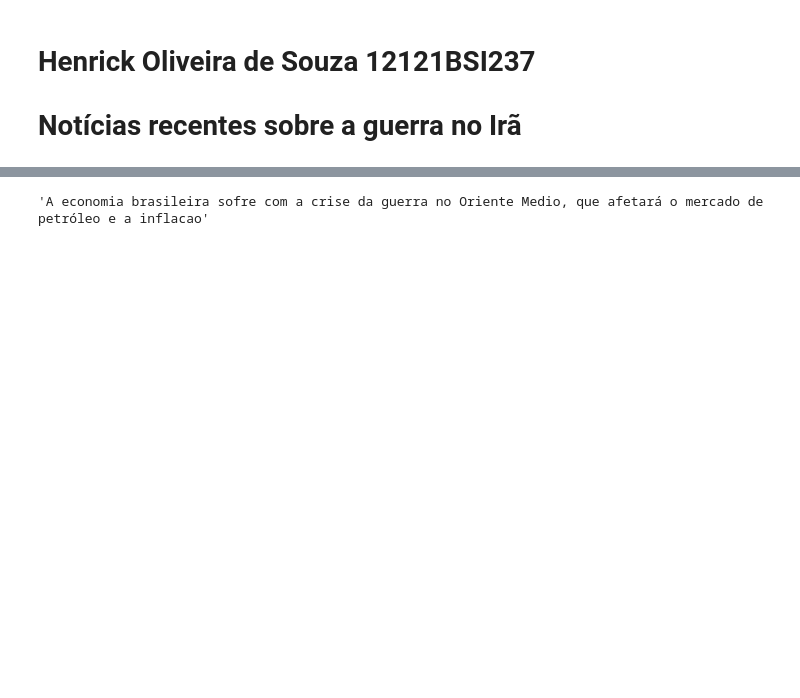
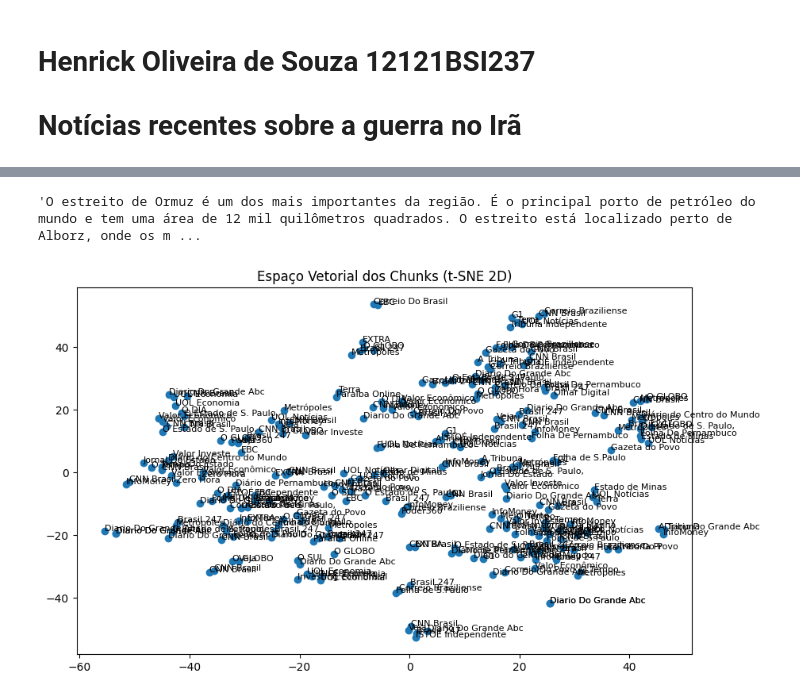
Before and after one commit to SimonnSouza/gsi073, a Jupyter notebook: trabalho_final.ipynb, the cells around one changed output, grey strips where cells are left out. Cells and saved outputs as stored; diff of their text form; code cells hidden in the pictures; blank space fills up the shorter version.

```diff
--- a/trabalho_final.ipynb
+++ b/trabalho_final.ipynb
@@ -223,39 +265,38 @@ To support symlinks on Windows, you either need to activate Developer Mode or to
 # %%
-def rag_answer(query: str, top_k: int = 5, max_tokens: int = 150) -> str:
-
+def rag_answer(query: str, top_k: int = 5, max_tokens: int = 180) -> str: # Aumentei max_tokens
     context = build_context(query, top_k)
 
-    prompt = f"""Responda à pergunta usando apenas o contexto abaixo.
+    prompt = f"""Instrução: Responda à pergunta de forma sucinta usando APENAS as informações do contexto abaixo.
+    Se a informação não estiver presente ou você não tiver certeza, responda: "Não encontrei informações específicas no contexto fornecido."
+    Cite nomes próprios, datas e locais conforme aparecem no texto com prioridade.
 
-Contexto:
-{context}
+    Contexto:
+    {context}
 
-Pergunta:
-{query}
+    Pergunta:
+    {query}
 
-Resposta:
-"""
+    Resposta:"""
 
-    inputs = tokenizer(prompt, return_tensors="pt", padding=True, truncation=True)
+    inputs = tokenizer(prompt, return_tensors="pt", padding=True, truncation=True).to(model_gen.device)
 
     with torch.no_grad():
         outputs = model_gen.generate(
-            **inputs,
-            no_repeat_ngram_size=3,
+        **inputs,
+            no_repeat_ngram_size=5,
             max_new_tokens=max_tokens,
             do_sample=False,
+            repetition_penalty=1.1,
             eos_token_id=tokenizer.eos_token_id,
             pad_token_id=tokenizer.pad_token_id
         )
 
     prompt_length = inputs["input_ids"].shape[1]
+    generated_tokens = outputs[0][prompt_length:]
+    answer = tokenizer.decode(generated_tokens, skip_special_tokens=True).strip()
 
-    generated_tokens = outputs[0][prompt_length:]
-
-    answer = tokenizer.decode(generated_tokens, skip_special_tokens=True)
-    only_model_answer =  answer.split(".")
-    return only_model_answer[0]
-rag_answer("Qual a area econômica no Brasil mais afetada com a guerra?", top_k=5)
+    return answer
+rag_answer("Qual a relação do Estreito de Ormuz a guerra do irã e o preço do petróleo", top_k=5)
 
 # Algumas coisas que eu notei que provavelmente são contadas com minha falta de capacidade mesmo
 
@@ -271,5 +312,48 @@ rag_answer("Qual a area econômica no Brasil mais afetada com a guerra?", top_k=
 # 3 -> Ele é meio incapaz de responder sobre temas diversos sem a inserção da palavra direta desse tema no assunto, por exemplo
 # com a pergunta "Quais os impactos do fechamento do Estreito de Ormuz", ele dá uma resposta bem genérica, caso a palavra "economica"
 # por exemplo não seja inserida na query
+
+# 4 -> Após a inserção do modelo de Cross-encoder para auxiliar, e também aumentar a quantidade de Max Tokens, ele passou a dar
+# Respostas muito mais satisfatórias, parecendo que antes ele se moldava para caber a um padrão mais restritivo, aumentando o top_k,
+# ele tem mais sucesso em entregar respostas que demandam mais conhecimentos abstratos, e de fontes maiores, como economia, mas também
+# demora ligeiramente mais, e as vezes alucina na hora de responder perguntas específicas, com testes de varios top_k diferentes, o
+# valor que ficava mais OK pra respostas abrangentes e específicas foi 5 (Teste vendo isso foi com a seguinte pergunta:
+# Qual o nome do falecido aiatolá do Irã), a resposta foi bem sucinta para uma pergunta específica, e aumentando o top_k, ele fala muito
+# mais
+
+# 5 -> Também, dar uma instrução melhor pro modelo, especificando que os nomes literais que foram ditos no contexto deveriam ser considerados
+# e após essa mudança, os resultados específicos também melhoraram bastante
+
+
+# 6 -> Tentei com do_sample como True e False, e com ele no True, infelizmente gerava uma inconsistência nas respostas
+# onde vezes ele respondia de forma decente, e de outras não, mas com ele como false, as respostas ficaram de certa forma
+# genéricas demais, exemplo
+# Pergunta 1 vez:Qual a relação do Estreito de Ormuz a guerra do irã e o preço do petróleo
+# Resposta 1: 'O preço do petróleo está aumentando devido às mudanças climáticas e a guerra no Irã. A guerra no Irã pode
+# afetar os preços do petróleo, pois a Rússia tem uma posição estratégica importante no Oriente Médio.
+# O aumento da demanda por petróleo no mercado internacional pode levar a um aumento nos preços do petróleo.'
 # %% [output]
-'A economia brasileira sofre com a crise da guerra no Oriente Medio, que afetará o mercado de petróleo e a inflacao'
+'O estreito de Ormuz é um dos mais importantes da região. É o principal porto de petróleo do mundo e tem uma área de 12 mil quilômetros quadrados. O estreito está localizado perto de Alborz, onde os m ...
+# %%
+from sklearn.manifold import TSNE
+import matplotlib.pyplot as plt
+
+
+X = np.vstack(df_final["embedding"].values)
+
+ts = TSNE(n_components=2, random_state=42, perplexity=5)
+X2 = ts.fit_transform(X)
+
+plt.figure(figsize=(10, 6))
+plt.scatter(X2[:, 0], X2[:, 1])
+
+for i, txt in enumerate(df_final["source"]):
+    plt.annotate(txt[:25] + ("..." if len(txt) > 25 else ""), (X2[i, 0], X2[i, 1]), fontsize=8)
+
+plt.title("Espaço Vetorial dos Chunks (t-SNE 2D)")
+plt.show()
+
+# Fazendo o teste com o plot da aula 6, é interessante notar que os meios de comunicação que tratam mais
+# sobre economia estão realmente mais proximos, como o Info Money, ou o UOL Economia
+# %% [output]
+[figure, added]
```
Also changed, not shown: parts of 6 cells of this notebook, 7 other files.
